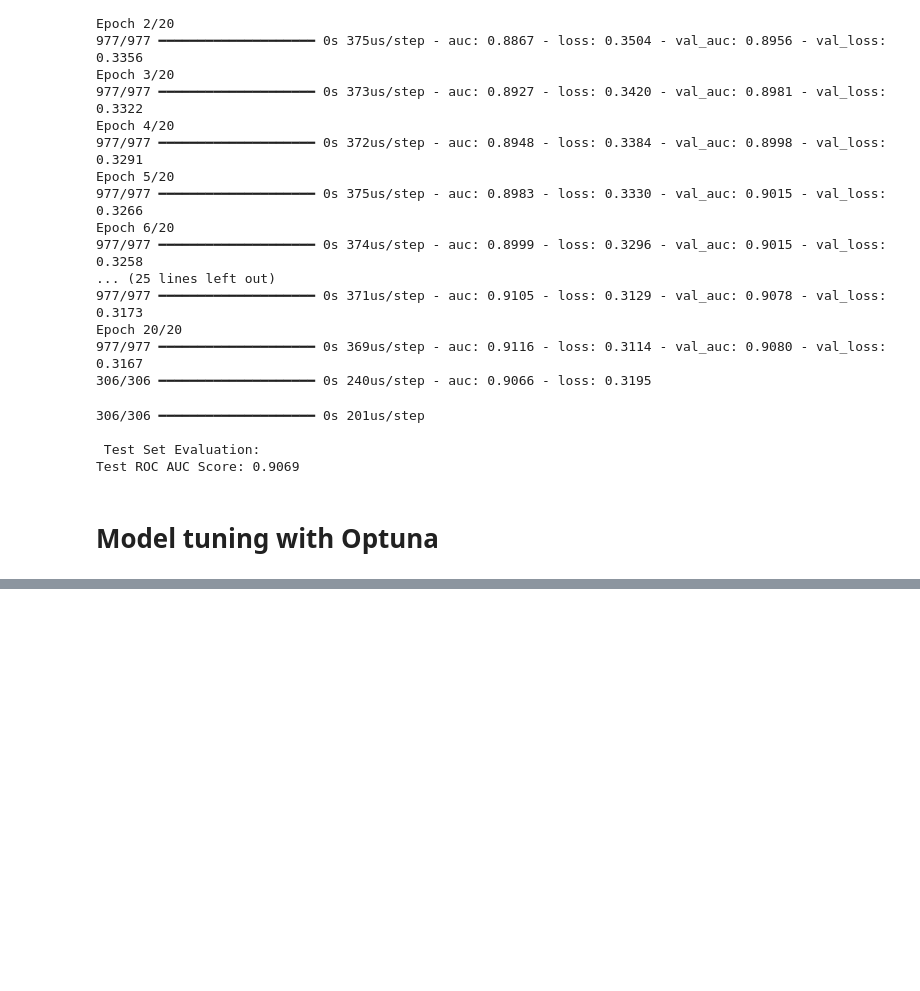
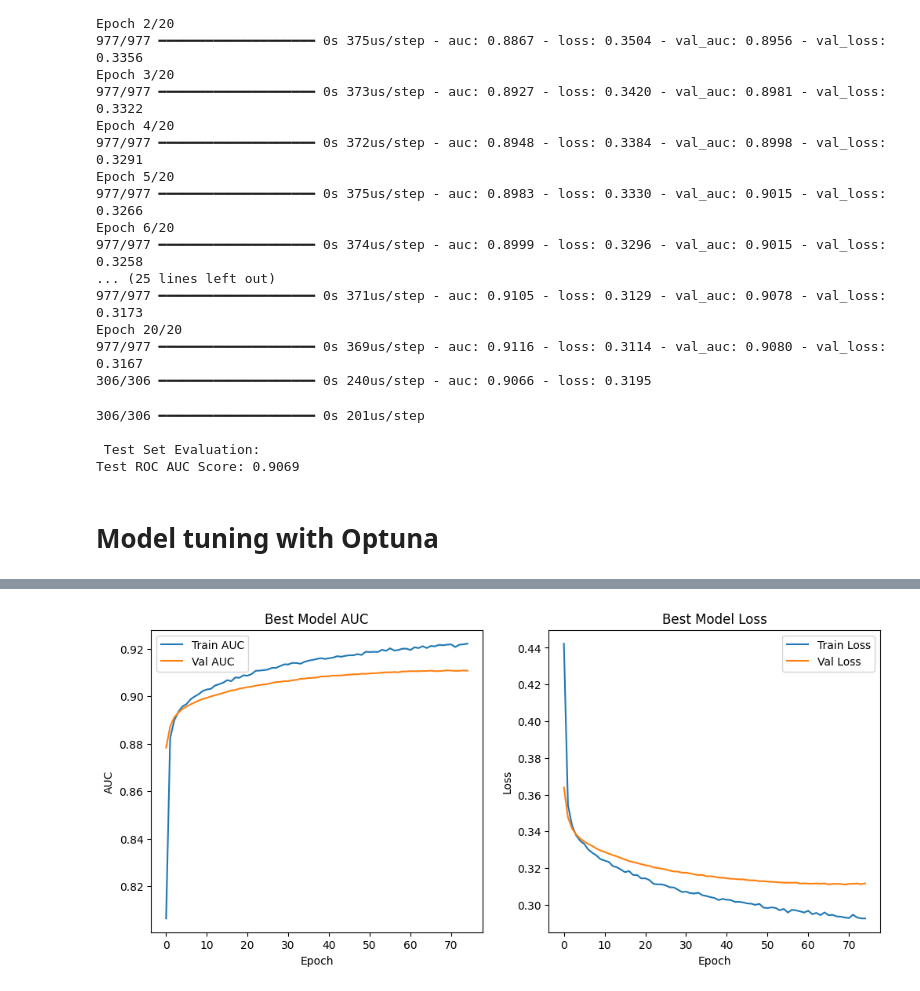
Before and after one commit to donya-beh/GSB-545, a Jupyter notebook: Other Homeworks/Behroozi_Donya_HW5.ipynb, the cells around one changed output, grey strips where cells are left out. Saved outputs shown, nothing was run; the diff lists cells and outputs as text; code cells hidden in the pictures; blank space fills up the shorter version.

```diff
--- a/Other Homeworks/Behroozi_Donya_HW5.ipynb
+++ b/Other Homeworks/Behroozi_Donya_HW5.ipynb
@@ -770,6 +775,8 @@ x = inputs
 for i in range(num_layers):
     units = best_params[f"num_units_layer_{i+1}"]
     x = layers.Dense(units, activation="relu")(x)
+    dropout_rate = best_params[f"dropout_layer_{i+1}"]
+    x = layers.Dropout(dropout_rate)(x)
 outputs = layers.Dense(1, activation='sigmoid')(x)
 best_model = keras.Model(inputs=inputs, outputs=outputs)
 best_model.compile(
@@ -778,7 +785,14 @@ best_model.compile(
     metrics=[keras.metrics.AUC(name='auc')],
 )
 
-history = best_model.fit(X_train, y_train, batch_size=batch_size, epochs=75, validation_split=0.2, verbose=1, callbacks=[keras.callbacks.EarlyStopping(monitor="val_loss", patience=5, restore_best_weights=True)])
+history = best_model.fit(
+    X_train, y_train,
+    batch_size=batch_size,
+    epochs=75,
+    validation_split=0.2,
+    verbose=1,
+    callbacks=[keras.callbacks.EarlyStopping(monitor="val_auc", patience=5, restore_best_weights=True, mode="max")]
+)
 scores = best_model.evaluate(X_test, y_test, verbose=1)
 # %% [output]
 Epoch 1/75
@@ -812,0 +827,23 @@ Test ROC AUC Score: 0.9051
+# %%
+# Plot training history for best model (AUC over epochs and loss over epochs)
+plt.figure(figsize=(12, 5))
+
+plt.subplot(1, 2, 1)
+plt.plot(history.history['auc'], label='Train AUC')
+plt.plot(history.history['val_auc'], label='Val AUC')
+plt.title('Best Model AUC')
+plt.xlabel('Epoch')
+plt.ylabel('AUC')
+plt.legend()
+
+plt.subplot(1, 2, 2)
+plt.plot(history.history['loss'], label='Train Loss')
+plt.plot(history.history['val_loss'], label='Val Loss')
+plt.title('Best Model Loss')
+plt.xlabel('Epoch')
+plt.ylabel('Loss')
+plt.legend()
+
+plt.show()
+# %% [output]
+[figure, added]
```
Also changed, not shown: parts of 6 cells of this notebook, 1 other file.
